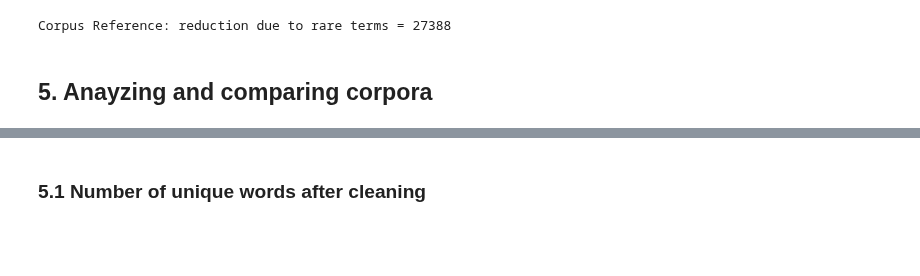
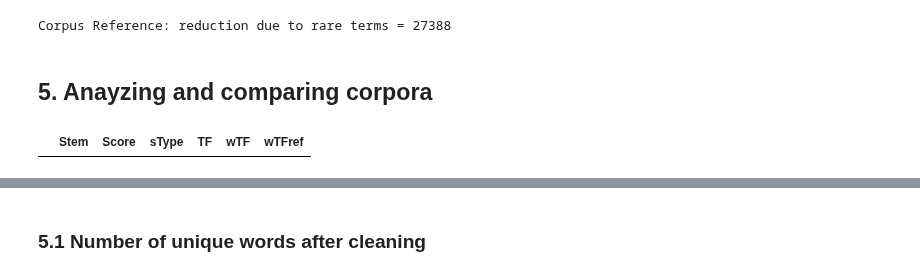
Before and after one commit to bulentozel/OpenMaker, a Jupyter notebook: Semantics/termset_extraction_notrun.ipynb, the cells around one changed output, grey strips where cells are left out. Saved outputs shown, nothing was run; the diff lists cells and outputs as text; code cells hidden in the pictures; blank space fills up the shorter version.

```diff
--- a/Semantics/termset_extraction_notrun.ipynb
+++ b/Semantics/termset_extraction_notrun.ipynb
@@ -1183,6 +1519,10 @@ Corpus Reference: reduction due to rare terms = 27388
 # %%
 SC = Corpus(Tf_S)
 RC = Corpus(Tf_R)
+# %%
+SC.to_pandas()
+# %% [output]
+|  | Stem | Score | sType | TF | wTF | wTFref |
 # %%
 SC.list_terms()
 # %% [output]
```
Also changed, not shown: parts of 76 cells of this notebook, 1 other file.
